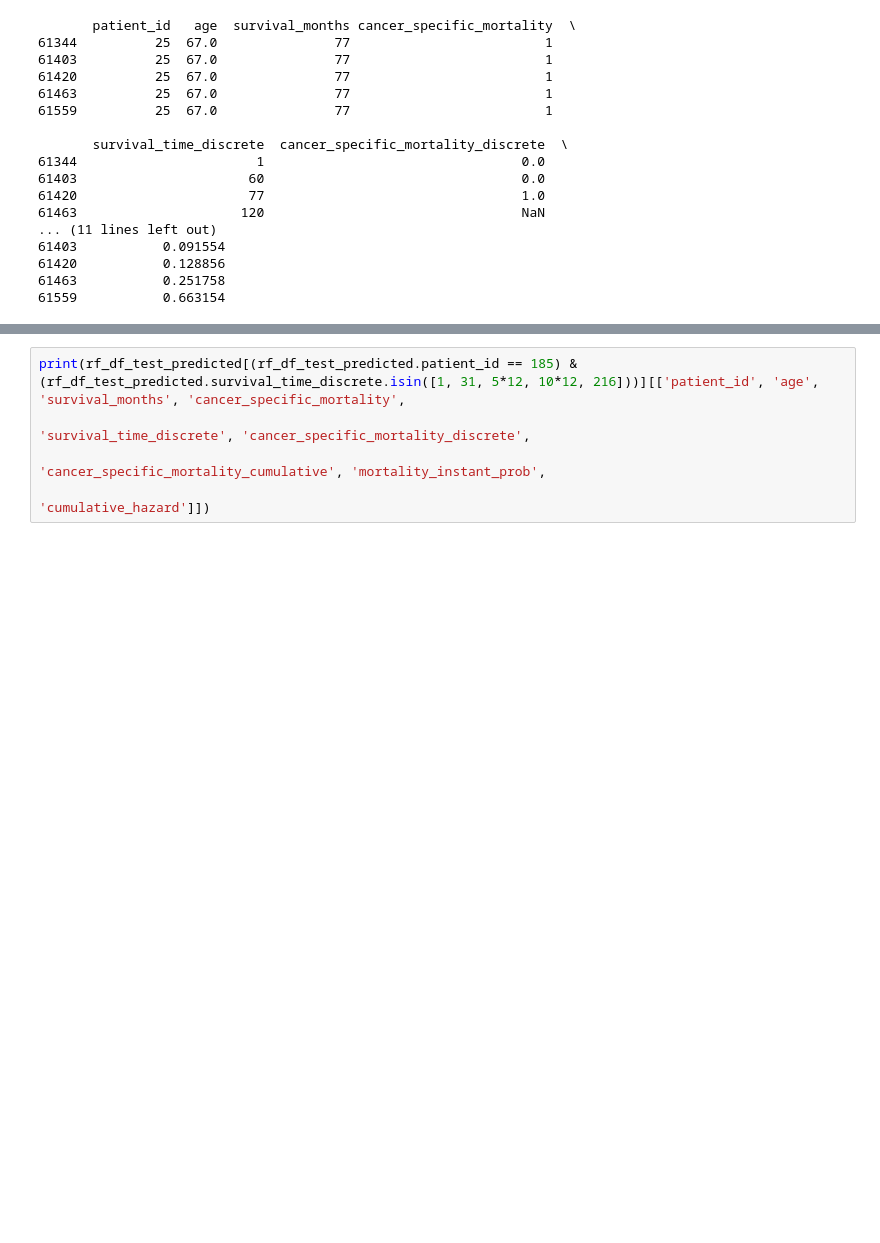
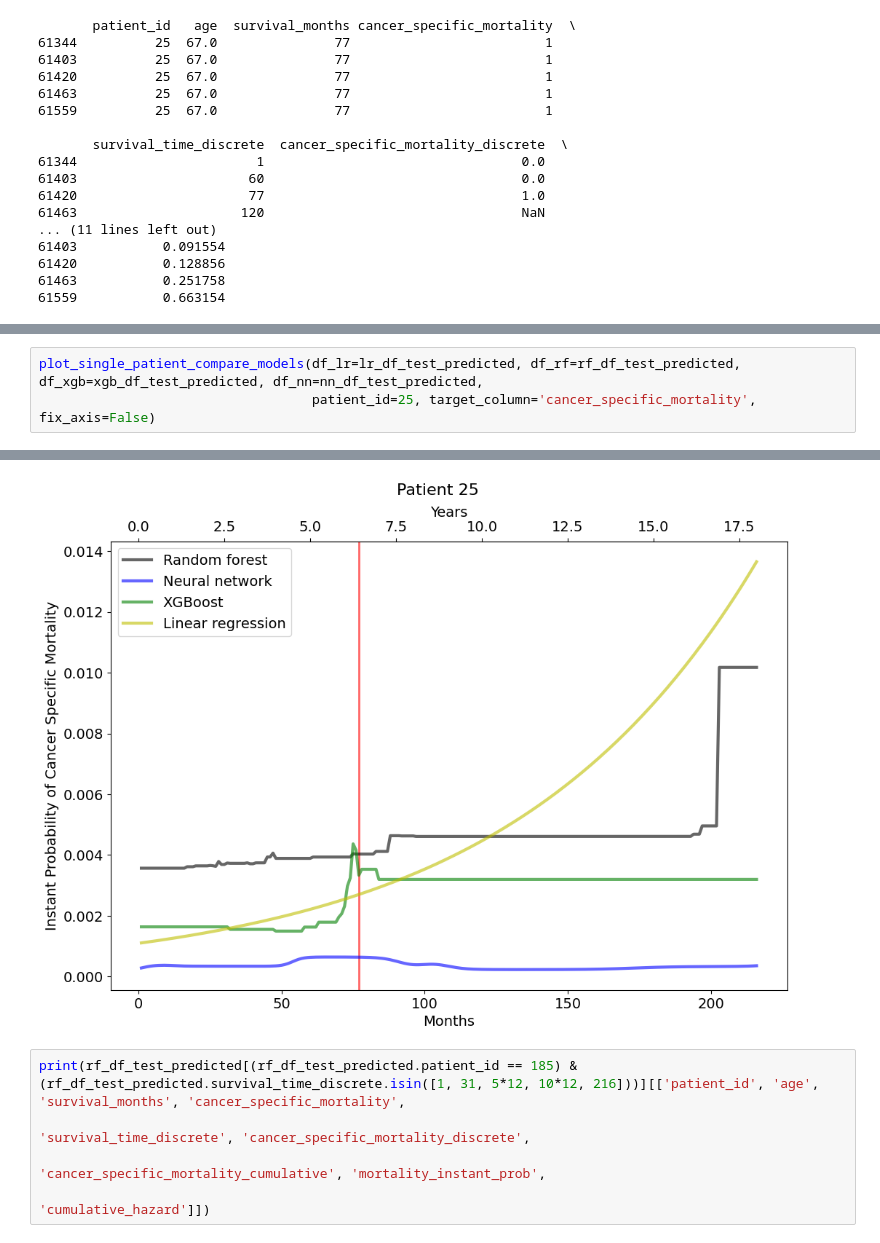
Before and after one commit to vytautas9/prostate-cancer-mortality, a Jupyter notebook: pc-mortality-single-experiment-optimal.ipynb, the cells around one changed output, grey strips where cells are left out. Drawn from its saved outputs; the diff is of its cells as text; blank space fills up the shorter version.

Commit message:
added plot function and instant mort.

```diff
--- a/pc-mortality-single-experiment-optimal.ipynb
+++ b/pc-mortality-single-experiment-optimal.ipynb
@@ -867,0 +886,4 @@ plt.show()
+# %%
+plot_single_patient_compare_models(df_lr=lr_df_test_predicted, df_rf=rf_df_test_predicted, df_xgb=xgb_df_test_predicted, df_nn=nn_df_test_predicted,
+                                   patient_id=25, target_column='cancer_specific_mortality', fix_axis=False)
+# %% [output]
@@ -868,3 +891,4 @@ plt.show()
+[figure, added]
 # %%
 print(rf_df_test_predicted[(rf_df_test_predicted.patient_id == 185) & (rf_df_test_predicted.survival_time_discrete.isin([1, 31, 5*12, 10*12, 216]))][['patient_id', 'age', 'survival_months', 'cancer_specific_mortality',
                                                                                                                'survival_time_discrete', 'cancer_specific_mortality_discrete',
```
Also changed, not shown: parts of 6 cells of this notebook.
